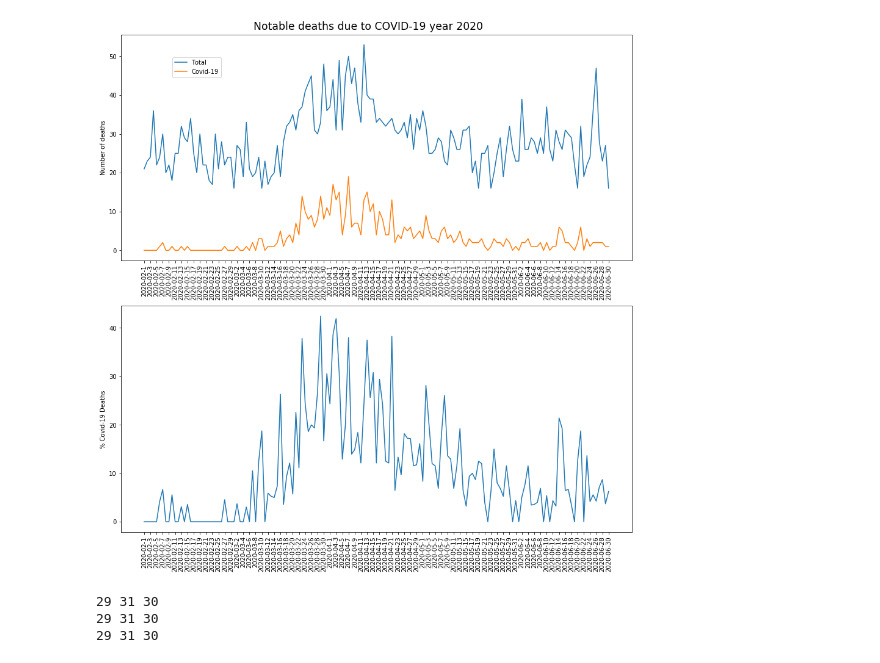
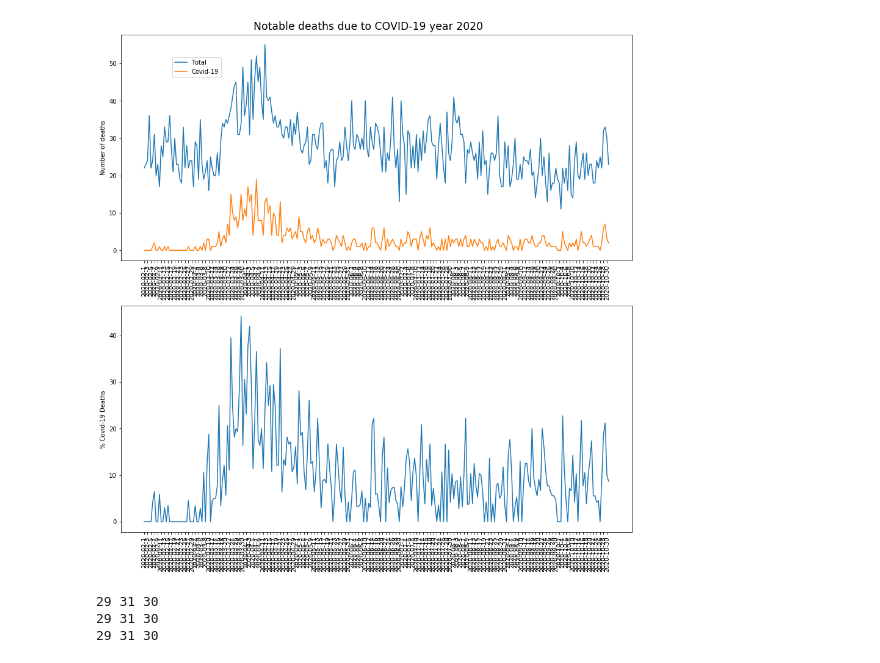
Before and after one commit to RodericGuigoCorominas/ST-Trup-v1, a Jupyter notebook: NotableDeathsCovid-19.ipynb, the cells around one changed output. Saved outputs shown, nothing was run; the diff lists cells and outputs as text; code cells hidden in the pictures.

```diff
--- a/NotableDeathsCovid-19.ipynb
+++ b/NotableDeathsCovid-19.ipynb
@@ -64,29 +64,29 @@ february.plot_summary()
 # %%
 #Wiki page for a given month is created after the month is over.
-months = ['February','March','April','May','June']
+months = ['February','March','April','May','June','July','August','September','October']
 deathsPerMonth = [DeathsByMonth(m) for m in months]
 
 xAll = list(itertools.chain.from_iterable([d.xdate for d in deathsPerMonth]))
 yTAll = list(itertools.chain.from_iterable([d.ydeaths for d in deathsPerMonth]))
 yCAll = list(itertools.chain.from_iterable([d.ycovid for d in deathsPerMonth]))
 
 plt.figure(figsize=(15,15))
 plt.subplot(2, 1, 1)
 plt.plot(xAll, yTAll, label='Total')
 plt.plot(xAll, yCAll,label='Covid-19')
 plt.xticks([xAll[i] for i in range(len(xAll)) if i%2==0],rotation='vertical')
 plt.ylabel('Number of deaths')
 plt.legend(bbox_to_anchor=(0.1,0.9), loc='upper left', borderaxespad=0.)
 
 plt.subplot(2, 1, 2)
 plt.plot(xAll, [yCAll[i]/yTAll[i]*100 for i in range(len(xAll))] )
 plt.xticks([xAll[i] for i in range(len(xAll)) if i%2==0],rotation='vertical')
 plt.ylabel('% Covid-19 Deaths')
 plt.suptitle('Notable deaths due to COVID-19 year 2020', y=0.90, fontsize = 'xx-large')
 
 plt.savefig('plots_notable/notable'+str(date.today()))
 # %% [output]
-[figure, old version]
+[figure, new version]
 # %%
 #AFTER THIS POINT IS OLD STUFF
 # %%
```
Also changed, not shown: parts of 8 cells of this notebook, 6 other files.
